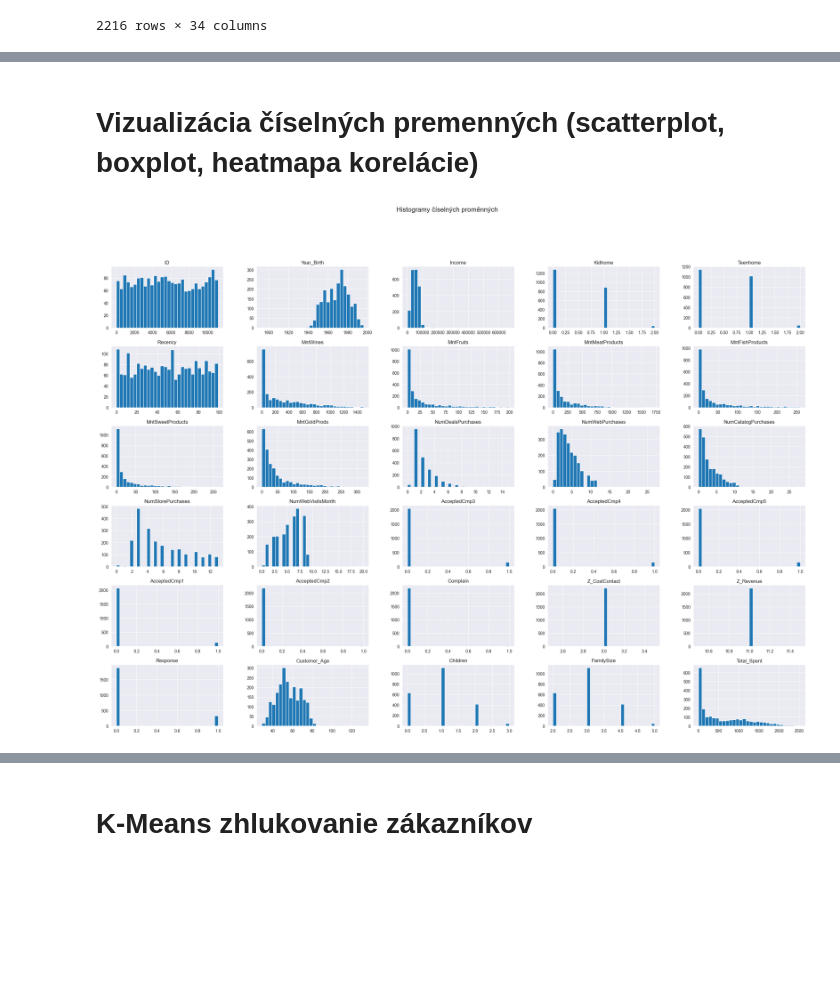
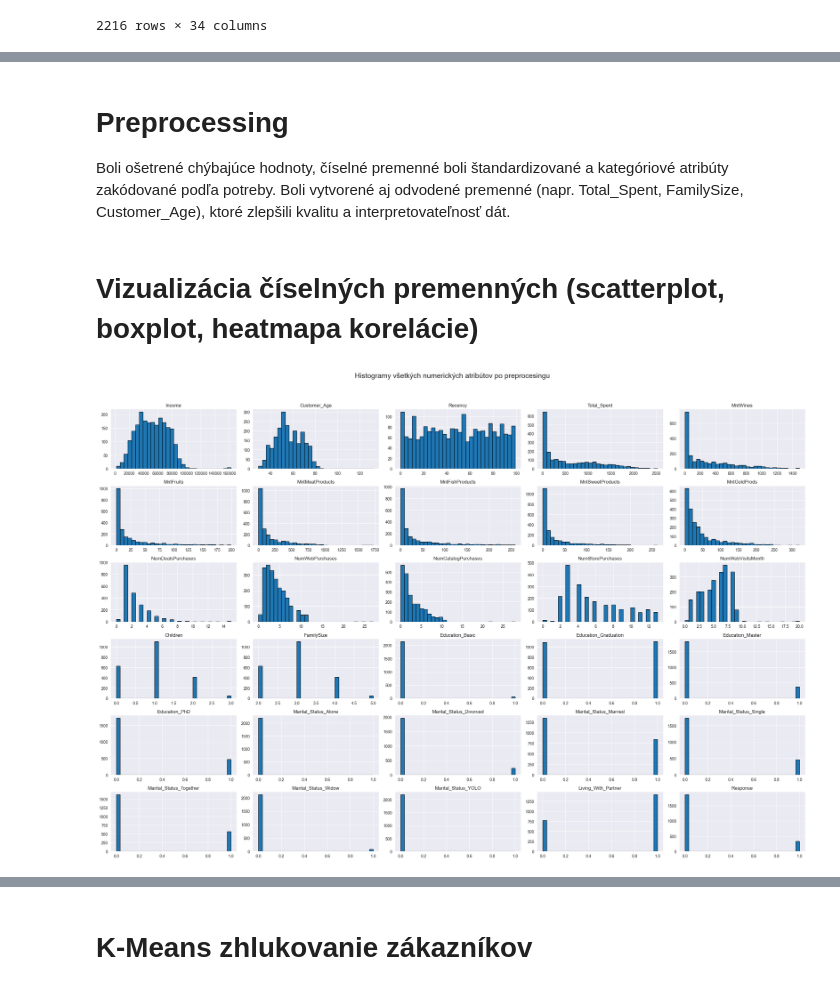
Before and after one commit to Kucharito/MachineLearning2, a Jupyter notebook: Projekt#1.ipynb, the cells around one changed output, grey strips where cells are left out. Drawn from its saved outputs; the diff is of its cells as text; code cells hidden in the pictures; blank space fills up the shorter version.

```diff
--- a/Projekt#1.ipynb
+++ b/Projekt#1.ipynb
@@ -195,0 +205,19 @@ df
+# %%
+from sklearn.preprocessing import OneHotEncoder
+
+categorical_cols = ['Education', 'Marital_Status', 'Living_With']
+numeric_cols = [
+    'Income', 'Customer_Age', 'Recency', 'Total_Spent',
+    'MntWines', 'MntFruits', 'MntMeatProducts', 'MntFishProducts',
+    'MntSweetProducts', 'MntGoldProds', 'NumDealsPurchases',
+    'NumWebPurchases', 'NumCatalogPurchases', 'NumStorePurchases',
+    'NumWebVisitsMonth', 'Children', 'FamilySize'
+]
+
+encoder = OneHotEncoder(sparse_output=False, drop='first')
+encoded = encoder.fit_transform(df[categorical_cols])
+encoded_cols = encoder.get_feature_names_out(categorical_cols)
+encoded_df = pd.DataFrame(encoded, columns=encoded_cols)
+
+df_final = pd.concat([df[numeric_cols], encoded_df, df['Response']], axis=1)
+print(df_final.head())
@@ -195,0 +242,14 @@ df
+# %%
+from sklearn.preprocessing import StandardScaler
+
+df_final = df_final.dropna()
+print("Missing values in df_final:", df_final.isnull().sum().sum())
+
+# škálovanie číselných hodnôt (všetko okrem 'Response')
+scaler = StandardScaler()
+scaled = scaler.fit_transform(df_final.drop('Response', axis=1))
+
+# vytvorenie DataFrame po škálovaní
+X = pd.DataFrame(scaled, columns=df_final.drop('Response', axis=1).columns)
+print(X.head())
+print("Missing values in X:", X.isnull().sum().sum())
@@ -196,11 +274,17 @@ df
+# %% [markdown]
+# Preprocessing
+Boli ošetrené chýbajúce hodnoty, číselné premenné boli štandardizované a kategóriové atribúty zakódované podľa potreby.
+Boli vytvorené aj odvodené premenné (napr. Total_Spent, FamilySize, Customer_Age), ktoré zlepšili kvalitu a interpretovateľnosť dát.
 # %% [markdown]
 # Vizualizácia číselných premenných (scatterplot, boxplot, heatmapa korelácie)
 # %%
 import matplotlib.pyplot as plt
-numeric_cols = df.select_dtypes(include=['int64', 'float64']).columns
-df[numeric_cols].hist(bins = 30, figsize=(30, 20))
-plt.suptitle('Histogramy číselných proměnných', fontsize=16)
+
+# Histogramy pre všetky číselné atribúty v df_final
+df_final.hist(bins=30, figsize=(25, 18), edgecolor='black')
+plt.suptitle('Histogramy všetkých numerických atribútov po preprocesingu', fontsize=18)
+plt.tight_layout(rect=[0, 0.03, 1, 0.95])
 plt.show()
 # %% [output]
-[figure, old version]
+[figure, new version]
 # %%
```
Also changed, not shown: parts of 29 cells of this notebook, 1 other file.
